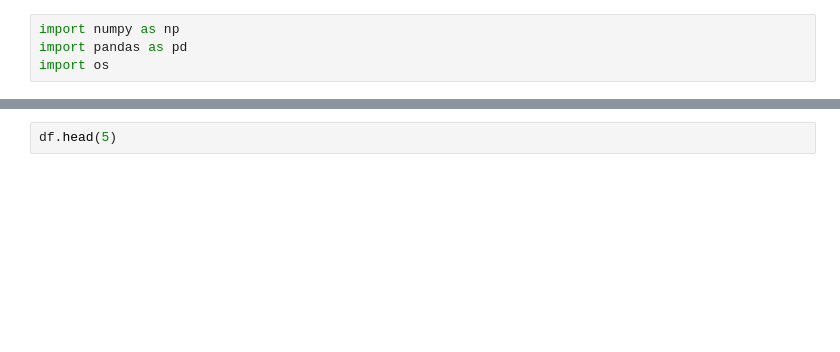
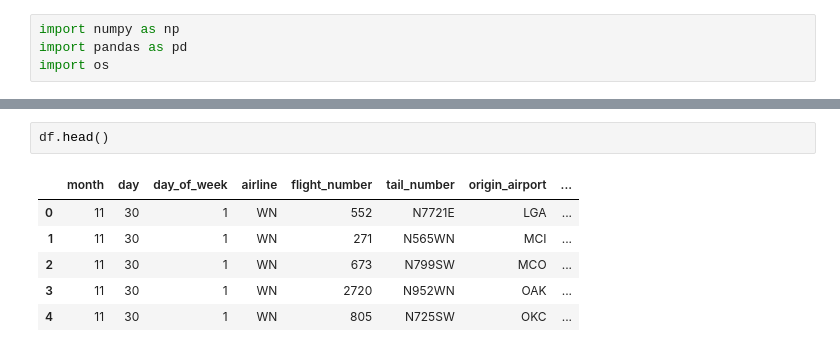
Before and after one commit to PacktPublishing/Machine-Learning-on-Kubernetes, a Jupyter notebook: chapter10/visualise.ipynb, the cells around one changed output, grey strips where cells are left out. Drawn from its saved outputs; the diff is of its cells as text; blank space fills up the shorter version.

```diff
--- a/chapter10/visualise.ipynb
+++ b/chapter10/visualise.ipynb
@@ -15,4 +43,11 @@ df.count()
 # %%
-df.head(5)
+df.head()
+# %% [output]
+|  | month | day | day_of_week | airline | flight_number | tail_number | origin_airport | ... |
+| 0 | 11 | 30 | 1 | WN | 552 | N7721E | LGA | ... |
+| 1 | 11 | 30 | 1 | WN | 271 | N565WN | MCI | ... |
+| 2 | 11 | 30 | 1 | WN | 673 | N799SW | MCO | ... |
+| 3 | 11 | 30 | 1 | WN | 2720 | N952WN | OAK | ... |
+| 4 | 11 | 30 | 1 | WN | 805 | N725SW | OKC | ... |
 # %%
 df.shape
```
Also changed, not shown: parts of 36 cells of this notebook.
